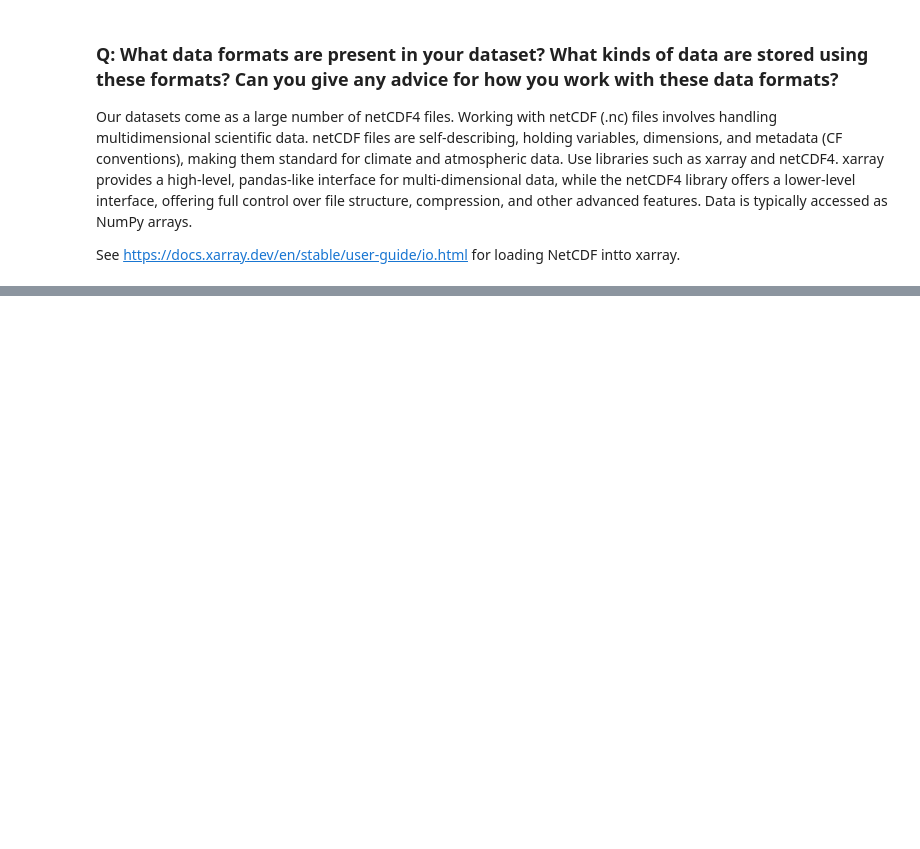
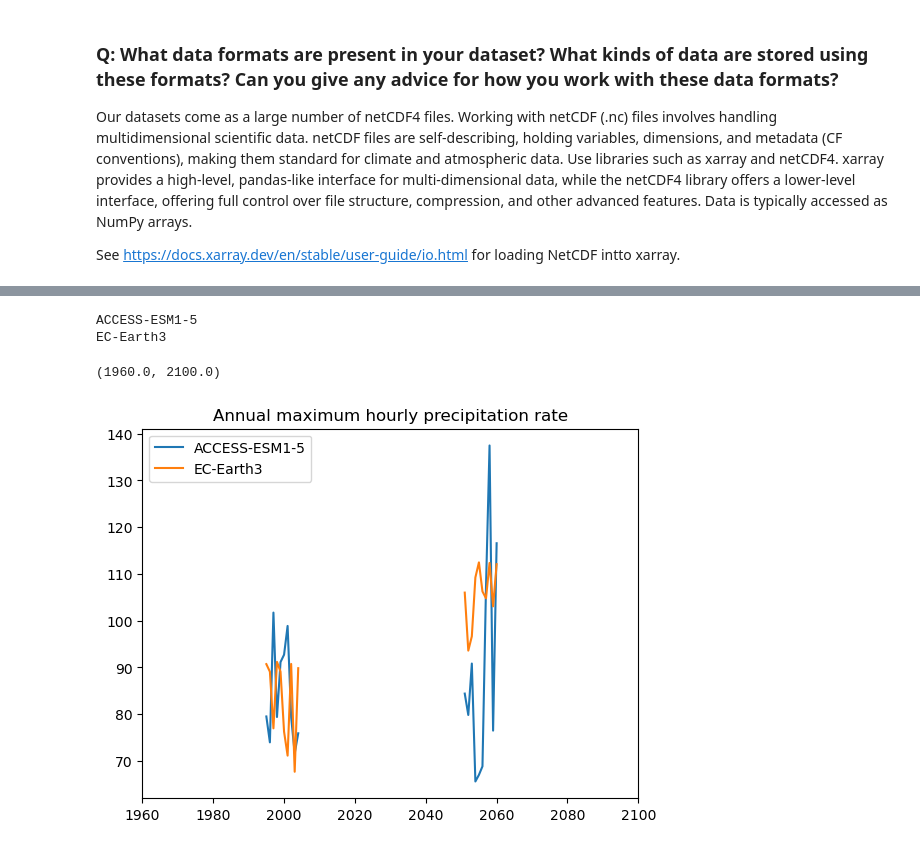
Before and after one commit to xcastagn/open-data-examples, a Jupyter notebook: get-to-know-a-dataset-barpa.ipynb, the cells around one changed output, grey strips where cells are left out. Drawn from its saved outputs; the diff is of its cells as text; code cells hidden in the pictures; blank space fills up the shorter version.

```diff
--- a/get-to-know-a-dataset-barpa.ipynb
+++ b/get-to-know-a-dataset-barpa.ipynb
@@ -103,0 +380,48 @@ The following repository contains Jupyter notebooks, and information to support
+# %%
+# read data files
+dict_da_prhmax_model = {}
+for model in model_list_barpac:
+    # Load historical data
+    metadata =  {'domain':'AUST-04',
+                       'gcm':model,
+                       'scenario':'historical',
+                       'rev':'*',
+                       'year':'*',
+                       'month1':'*',
+                       'rcm':'BARPA-C',
+                       'freq':'day',
+                       'month2':'*',
+                     'var':'prhmax'}
+    ds_prhmax_hist = load_barpa_data(**metadata)
+    # Load ssp data
+    metadata['scenario']='ssp370'
+    ds_prhmax_ssp = load_barpa_data(**metadata)
+
+    dict_da_prhmax_model[model] = xr.concat(
+        [ds_prhmax_hist, ds_prhmax_ssp],
+        dim="time"
+    )["prhmax"]
+# %%
+# subset and load into memory
+dict_da_prhmax_model_mn = {}
+for model in model_list_barpac:
+    print(model)
+    dict_da_prhmax_model_mn[model] = dict_da_prhmax_model[model].sel(lon=slice(x0-0.5,x0+0.5),
+                                                                     lat=slice(y0-0.5,y0+0.5))
+    dict_da_prhmax_model_mn[model] = dict_da_prhmax_model_mn[model].max(["lat", "lon"])
+    dict_da_prhmax_model_mn[model] = dict_da_prhmax_model_mn[model].resample({"time":"1Y"})
+    dict_da_prhmax_model_mn[model] = dict_da_prhmax_model_mn[model].max().compute()
+# %% [output]
+ACCESS-ESM1-5
+EC-Earth3
+# %%
+# plot timeseries of annual maximums
+for model in model_list_barpac:
+    plt.plot(dict_da_prhmax_model_mn[model]["time"].dt.year, 3600*dict_da_prhmax_model_mn[model], label=model)
+    plt.legend()
+    plt.title("Annual maximum hourly precipitation rate")
+
+plt.xlim(1960,2100)
+# %% [output]
+(1960.0, 2100.0)
+[figure, added]
```
Also changed, not shown: parts of 39 cells of this notebook.
